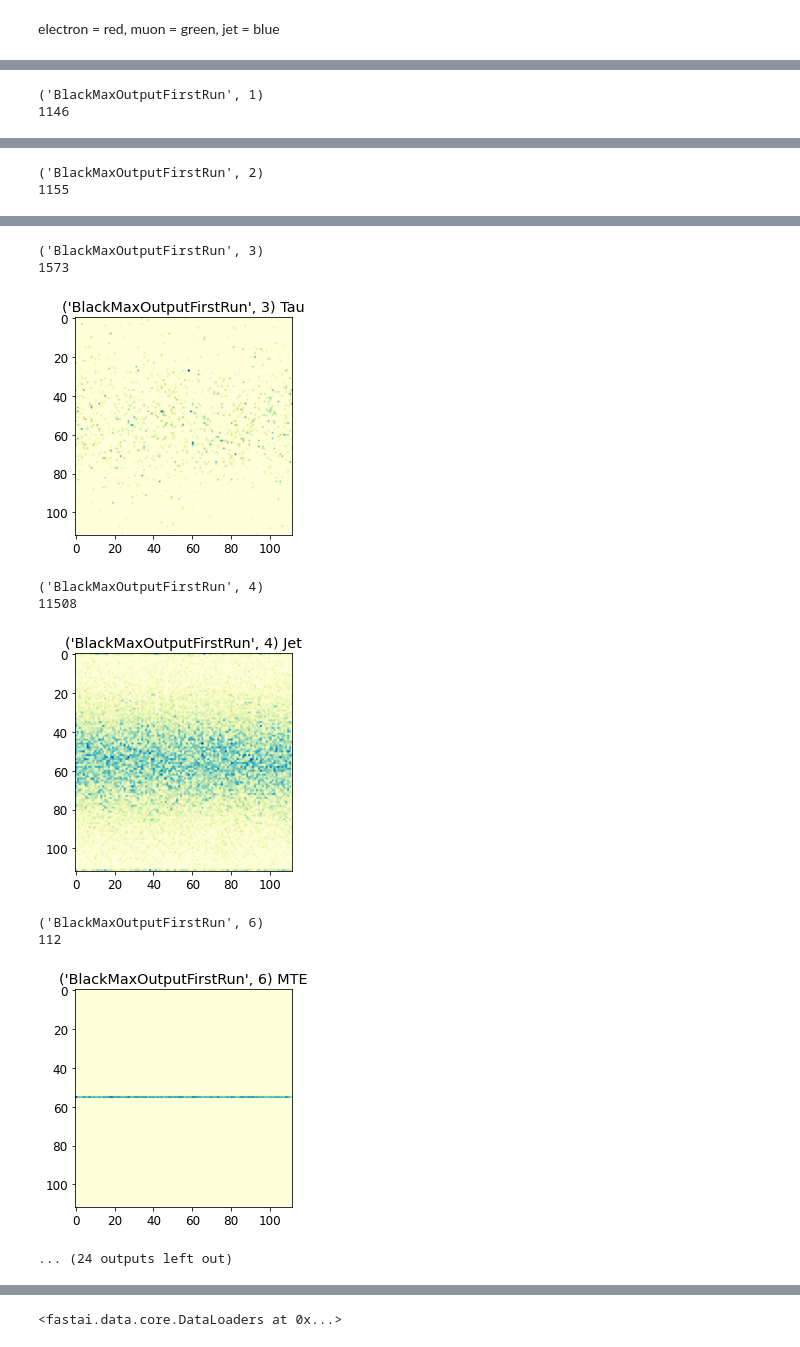
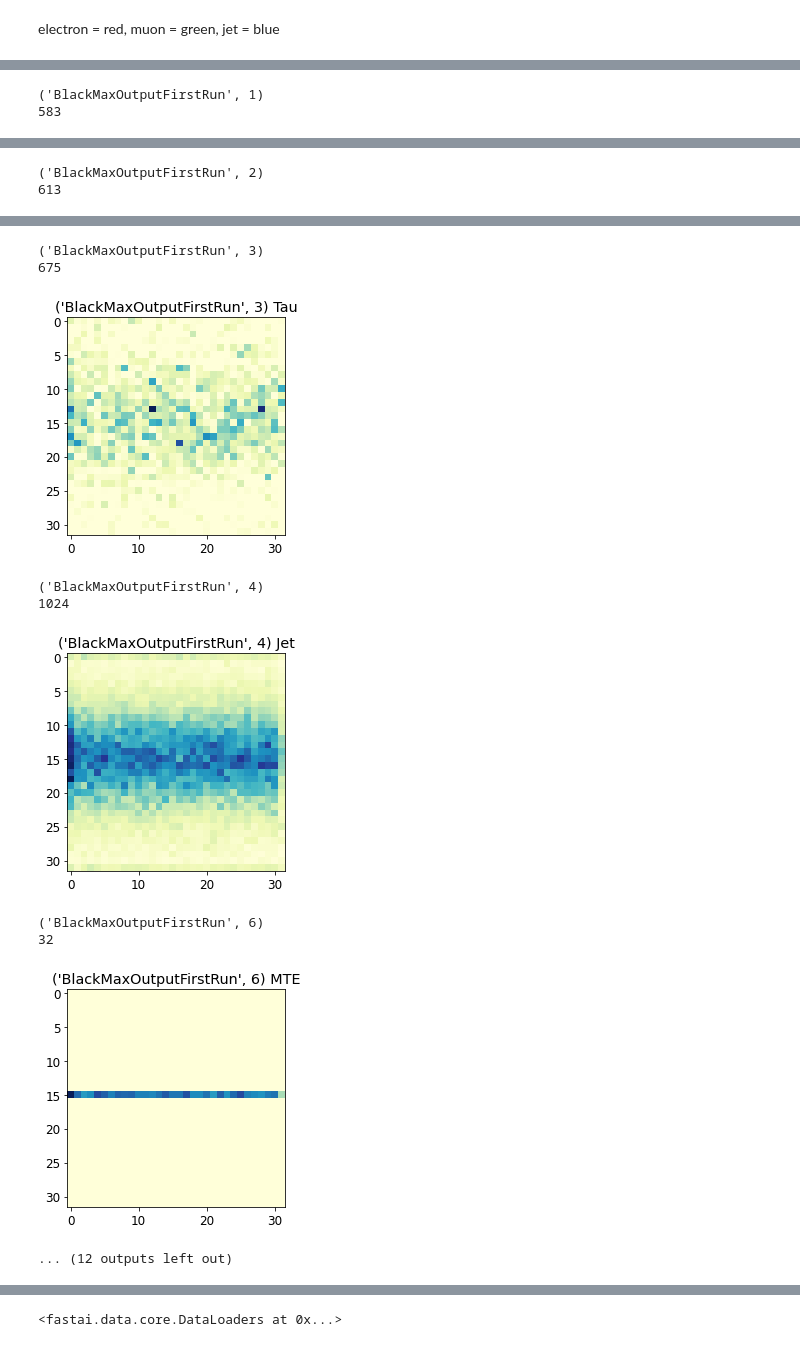
Before and after one commit to mitresthen/phys117_2021, a Jupyter notebook: SphaleronsVBlackHoles.ipynb, the cells around one changed output, grey strips where cells are left out. Drawn from its saved outputs; the diff is of its cells as text; code cells hidden in the pictures.

```diff
--- a/SphaleronsVBlackHoles.ipynb
+++ b/SphaleronsVBlackHoles.ipynb
@@ -677,8 +643,8 @@ def mergeImageSparse(redImage, greenImage, blueImage):
 # %% [markdown]
 electron = red, muon = green, jet = blue
 # %%
-imageHeight = 112
-imageWidth = 112
+imageHeight = 32
+imageWidth = 32
 def createAllImages(imageHeight, imageWidth):
   images = {}
   eta2D = [getAllEtas(dataSet) for dataSet in dataSets]
@@ -724,2 +690,2 @@ mergeImagesByObjectTypeAndPlot(images, imageHeight, imageWidth)
 ('BlackMaxOutputFirstRun', 1)
-1146
+583
@@ -727,2 +693,2 @@ mergeImagesByObjectTypeAndPlot(images, imageHeight, imageWidth)
 ('BlackMaxOutputFirstRun', 2)
-1155
+613
@@ -730,13 +696,13 @@ mergeImagesByObjectTypeAndPlot(images, imageHeight, imageWidth)
 ('BlackMaxOutputFirstRun', 3)
-1573
+675
-[figure, old version]
+[figure, new version]
 ('BlackMaxOutputFirstRun', 4)
-11508
+1024
-[figure, old version]
+[figure, new version]
 ('BlackMaxOutputFirstRun', 6)
-112
+32
-[figure, old version]
+[figure, new version]
-... (24 outputs left out)
+... (12 outputs left out)
 # %%
 mergedImageForDataSet = {}
 for dataset in dataSets:
```
Also changed, not shown: parts of 25 cells of this notebook.
